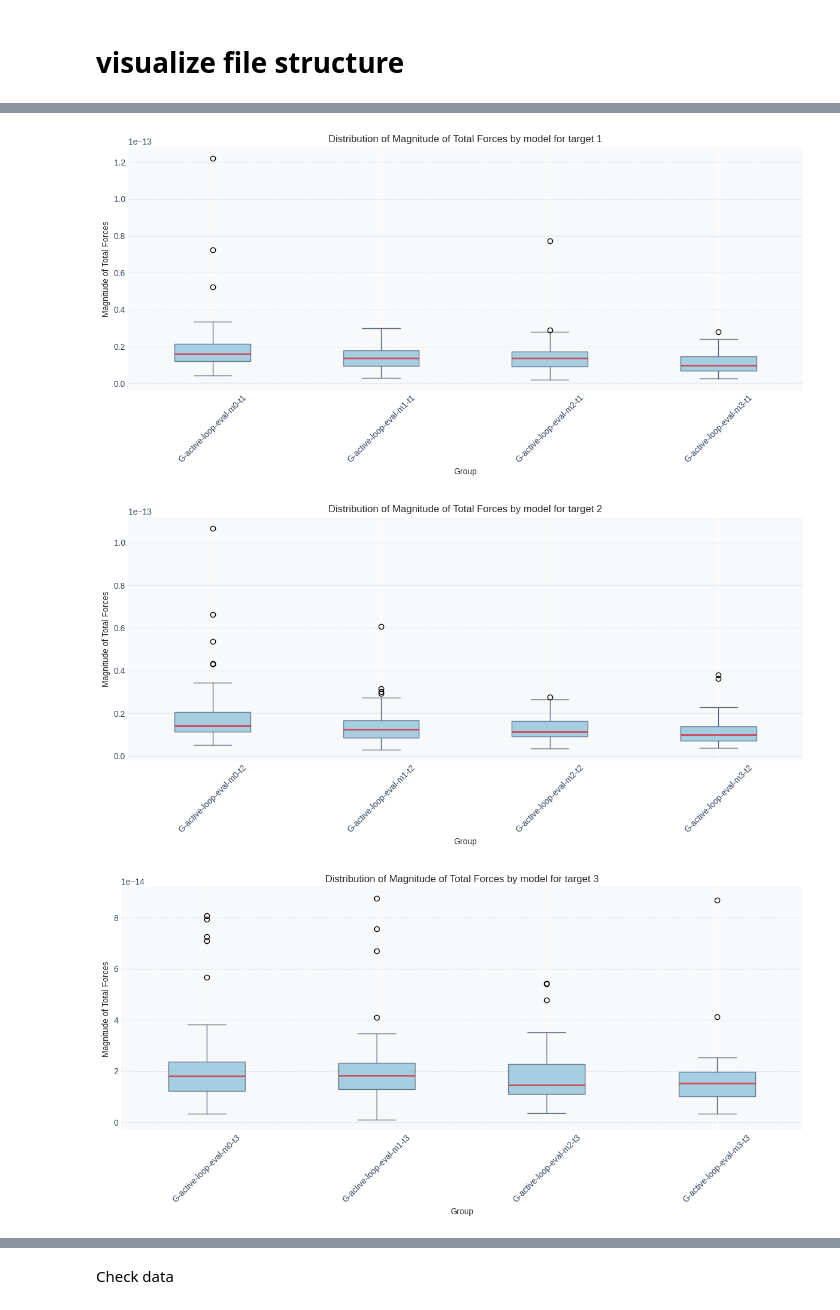
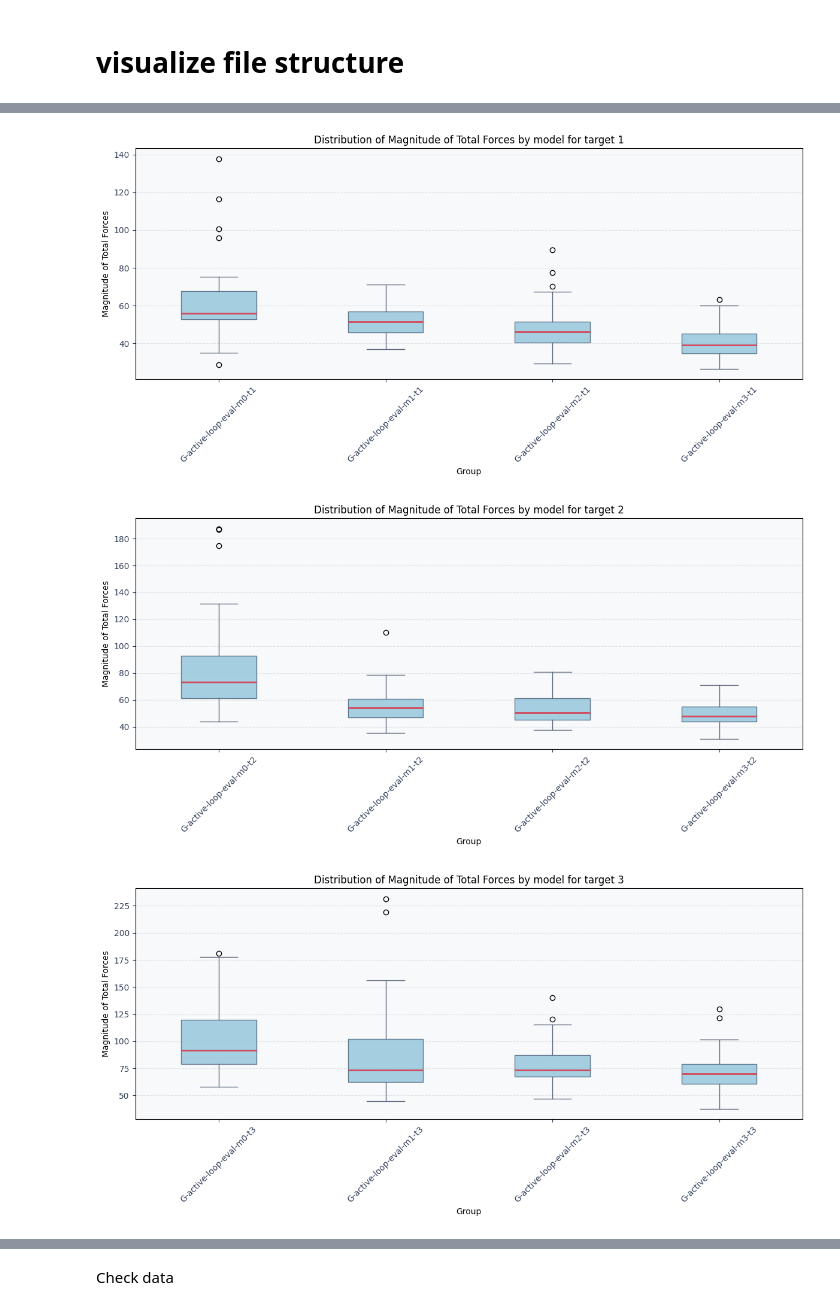
Before and after one commit to lmedranos/qalpa, a Jupyter notebook: analysis/hdf5_analysis.ipynb, the cells around one changed output, grey strips where cells are left out. Drawn from its saved outputs; the diff is of its cells as text; code cells hidden in the pictures.

```diff
--- a/analysis/hdf5_analysis.ipynb
+++ b/analysis/hdf5_analysis.ipynb
@@ -68,7 +68,7 @@ def build_tree(group, tree, max_groups=3):
             tree.add(f"[green]{key}[/] [dim](dtype={dtype}, shape={shape})[/]")
 # %%
 # Display the tree structure of the HDF5 file
-my_datset = '/data/horse/ws/miha493e-research_project/activediffusion/data/data_full_dataset/hdf5/qm7x-aqm-gas-noP-extra_properties.hdf5'
+my_datset = '/data/horse/ws/miha493e-research_project/activediffusion/data/data_full_dataset/evaluation/target0/model0/hdf5/top_20-eMBD-m0-t0-extra_properties.hdf5'
 dataset_name = 'qm7x-aqm-gas-noP'
 # printing the tree structure of the HDF5 file, limited to 3 groups for readability
 with h5py.File(my_datset, 'r') as f:
@@ -98,7 +133,7 @@ with h5py.File(my_datset, 'r') as f:
                 print(f"Warning: 'totFOR' dataset not found for molecule '{molecule}' in group '{group}'. Skipping.")
                 continue
             atomicFOR = f[group][molecule]['totFOR'][()]
-            molFOR = np.sum(atomicFOR, axis=0)
+            molFOR = np.sum(abs(atomicFOR), axis=0)
             net_force = np.linalg.norm(molFOR)
             forces.append(net_force)
         data[group] = forces
@@ -129,7 +163,7 @@ for t in range(4):
                     print(f"Warning: 'totFOR' dataset not found for molecule '{molecule}' in group '{group_name}' in model {m}'. Skipping.")
                     continue
                 atomicFOR = f[group_name][molecule]['totFOR'][()]
-                molFOR = np.sum(atomicFOR, axis=0)
+                molFOR = np.sum(abs(atomicFOR), axis=0)
                 net_force = np.linalg.norm(molFOR)
                 forces.append(net_force)
         data[f'{group_name}-m{m}-t{t}'] = forces
@@ -163,3 +197,3 @@ for t in range(4):
-[figure, old version]
+[figure, new version]
-[figure, old version]
+[figure, new version]
-[figure, old version]
+[figure, new version]
```
Also changed, not shown: parts of 4 cells of this notebook, 1 other file.
